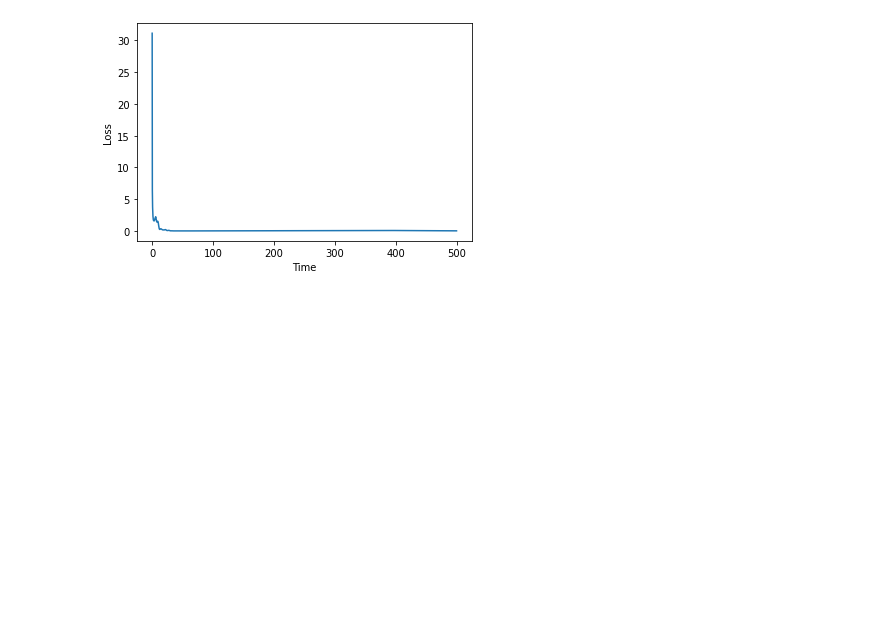
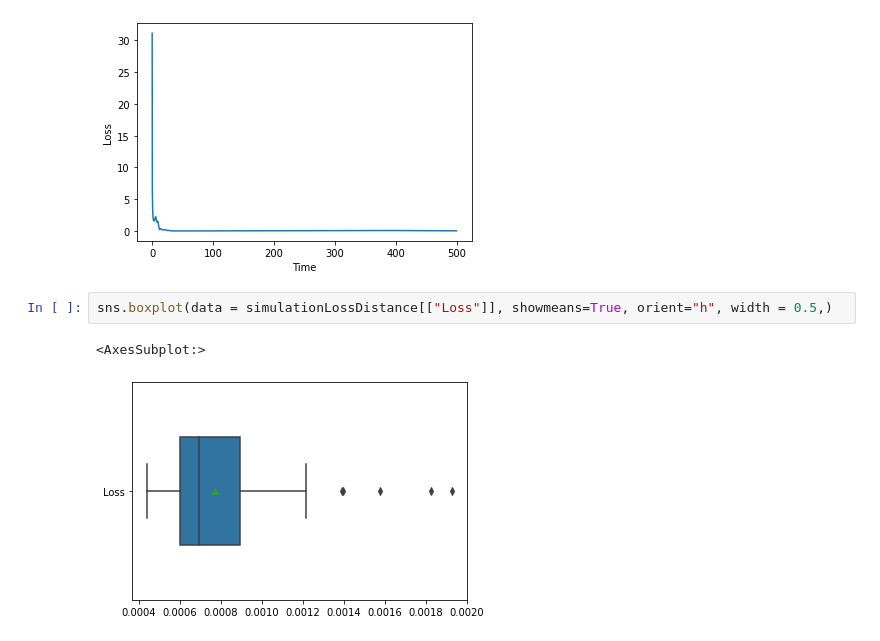
Before and after one commit to runnily/3095-Simulations-of-hybrid-systems-using-neural-networks, a Jupyter notebook: plots/dynamic systems/Laub Loomis.ipynb, the cells around one changed output. Drawn from its saved outputs; the diff is of its cells as text; blank space fills up the shorter version.

```diff
--- a/plots/dynamic systems/Laub Loomis.ipynb
+++ b/plots/dynamic systems/Laub Loomis.ipynb
@@ -364,3 +364,8 @@ sns.lineplot(data = individualTimeLoss, x = "Time", y = "Loss")
 # %% [output]
 <AxesSubplot:xlabel='Time', ylabel='Loss'>
 [figure]
+# %%
+sns.boxplot(data = simulationLossDistance[["Loss"]], showmeans=True, orient="h", width = 0.5,)
+# %% [output]
+<AxesSubplot:>
+[figure, added]
```
Also changed, not shown: 4 other files.
